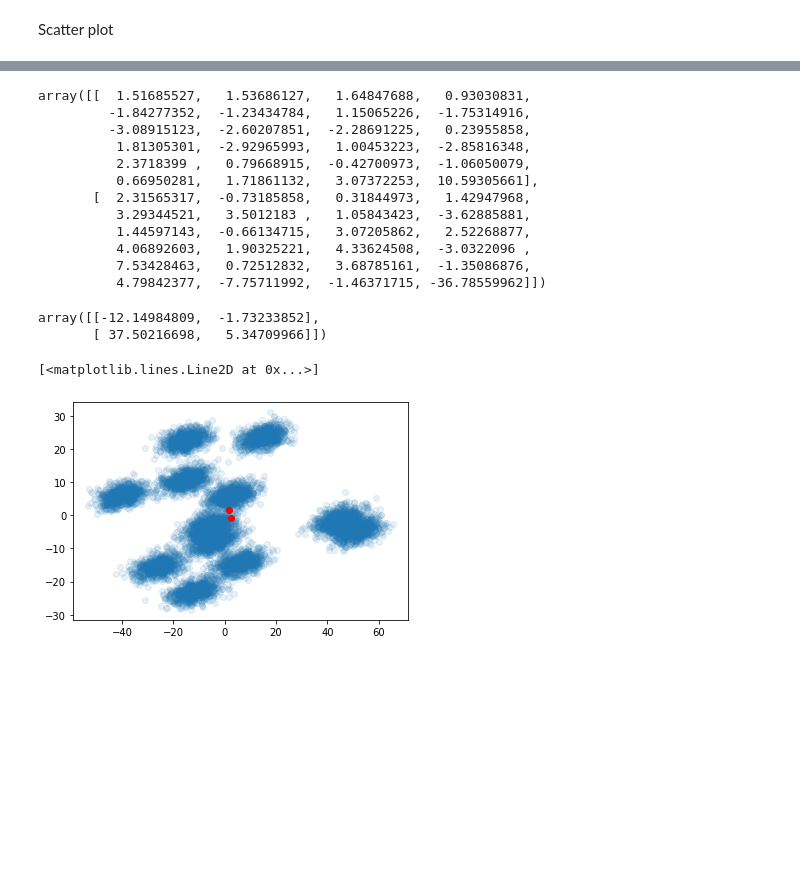
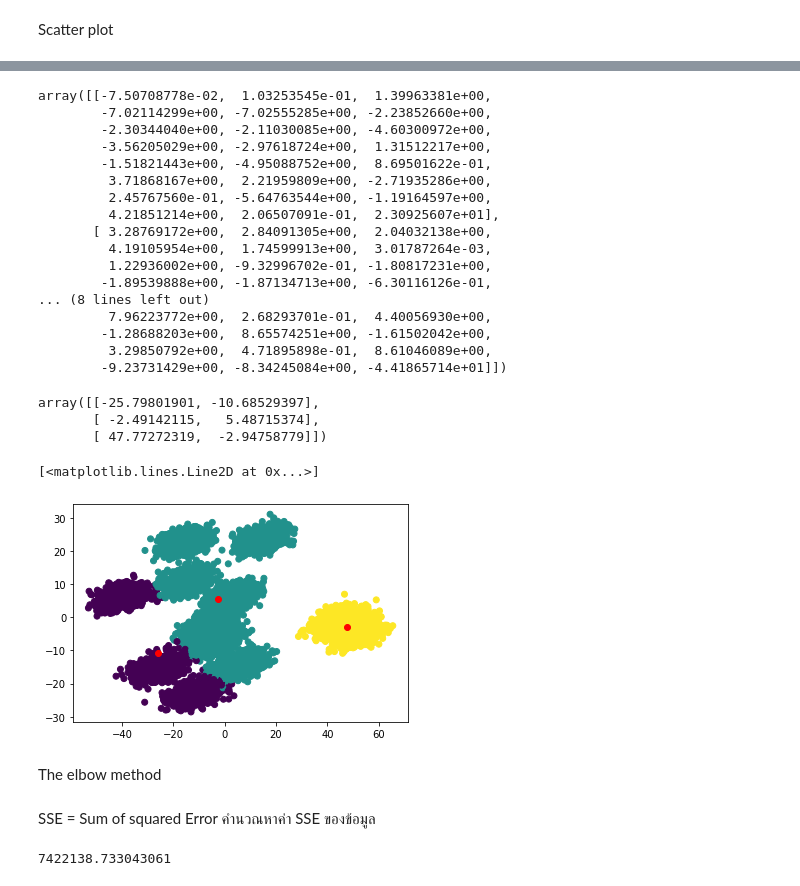
Before and after one commit to PhinyadaPhen/Multivariate, a Jupyter notebook: Multivariate_Exam.ipynb, the cells around one changed output, grey strips where cells are left out. Cells and saved outputs as stored; diff of their text form; code cells hidden in the pictures; blank space fills up the shorter version.

```diff
--- a/Multivariate_Exam.ipynb
+++ b/Multivariate_Exam.ipynb
@@ -115,4 +183,6 @@ from sklearn.decomposition import PCA
 
 pca = PCA(n_components = 2)
 
-new_pcadata = pca.fit_transform(Data)
+new_pca = pca.fit_transform(Data)
+
+from matplotlib import pyplot as plt
@@ -160,0 +205,5 @@ SSE
+# %%
+kmeans = KMeans(n_clusters=3)
+kmeans.fit(Data)
+a = kmeans.predict(Data)
+plt.scatter(new_pca[:,0],new_pca[:,1], c=a)
@@ -161,28 +213,43 @@ SSE
 # %%
 kmeans.cluster_centers_
 # %% [output]
-array([[  1.51685527,   1.53686127,   1.64847688,   0.93030831,
-         -1.84277352,  -1.23434784,   1.15065226,  -1.75314916,
-         -3.08915123,  -2.60207851,  -2.28691225,   0.23955858,
-          1.81305301,  -2.92965993,   1.00453223,  -2.85816348,
-          2.3718399 ,   0.79668915,  -0.42700973,  -1.06050079,
-          0.66950281,   1.71861132,   3.07372253,  10.59305661],
-       [  2.31565317,  -0.73185858,   0.31844973,   1.42947968,
-          3.29344521,   3.5012183 ,   1.05843423,  -3.62885881,
-          1.44597143,  -0.66134715,   3.07205862,   2.52268877,
-          4.06892603,   1.90325221,   4.33624508,  -3.0322096 ,
-          7.53428463,   0.72512832,   3.68785161,  -1.35086876,
-          4.79842377,  -7.75711992,  -1.46371715, -36.78559962]])
+array([[-7.50708778e-02,  1.03253545e-01,  1.39963381e+00,
+        -7.02114299e+00, -7.02555285e+00, -2.23852660e+00,
+        -2.30344040e+00, -2.11030085e+00, -4.60300972e+00,
+        -3.56205029e+00, -2.97618724e+00,  1.31512217e+00,
+        -1.51821443e+00, -4.95088752e+00,  8.69501622e-01,
+         3.71868167e+00,  2.21959809e+00, -2.71935286e+00,
+         2.45767560e-01, -5.64763544e+00, -1.19164597e+00,
+         4.21851214e+00,  2.06507091e-01,  2.30925607e+01],
+       [ 3.28769172e+00,  2.84091305e+00,  2.04032138e+00,
+         4.19105954e+00,  1.74599913e+00,  3.01787264e-03,
+         1.22936002e+00, -9.32996702e-01, -1.80817231e+00,
+        -1.89539888e+00, -1.87134713e+00, -6.30116126e-01,
+... (8 lines left out)
+         7.96223772e+00,  2.68293701e-01,  4.40056930e+00,
+        -1.28688203e+00,  8.65574251e+00, -1.61502042e+00,
+         3.29850792e+00,  4.71895898e-01,  8.61046089e+00,
+        -9.23731429e+00, -8.34245084e+00, -4.41865714e+01]])
 # %%
 new_cluster_center = pca.transform(kmeans.cluster_centers_)
 # %%
 new_cluster_center
 # %% [output]
-array([[-12.14984809,  -1.73233852],
-       [ 37.50216698,   5.34709966]])
+array([[-25.79801901, -10.68529397],
+       [ -2.49142115,   5.48715374],
+       [ 47.77272319,  -2.94758779]])
 # %%
-plt.scatter(new_pcadata[:,0],new_pcadata[:,1],alpha=0.1)
-plt.plot(kmeans.cluster_centers_[:,0],kmeans.cluster_centers_[:,1],'or')
+plt.scatter(new_pca[:,0],new_pca[:,1],c=a)
+plt.plot(new_cluster_center[:,0],new_cluster_center[:,1],'or')
 # %% [output]
 [<matplotlib.lines.Line2D at 0x...>]
-[figure, old version]
+[figure, new version]
+# %% [markdown]
+The elbow method
+# %% [markdown]
+SSE = Sum of squared Error
+คำนวณหาค่า SSE ของข้อมูล
+# %%
+kmeans.inertia_
+# %% [output]
+7422138.733043061
```
Also changed, not shown: parts of 29 cells of this notebook.
